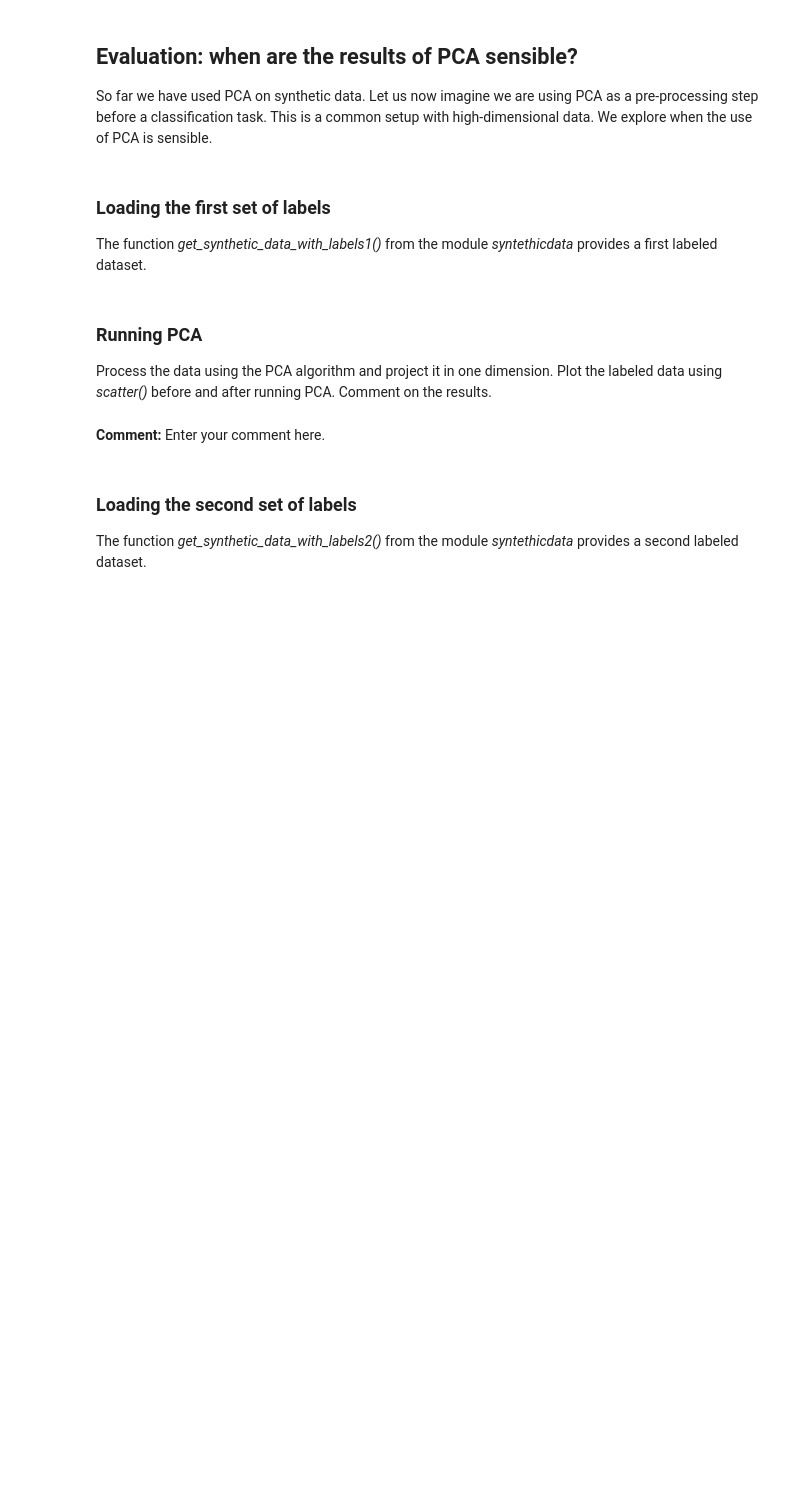
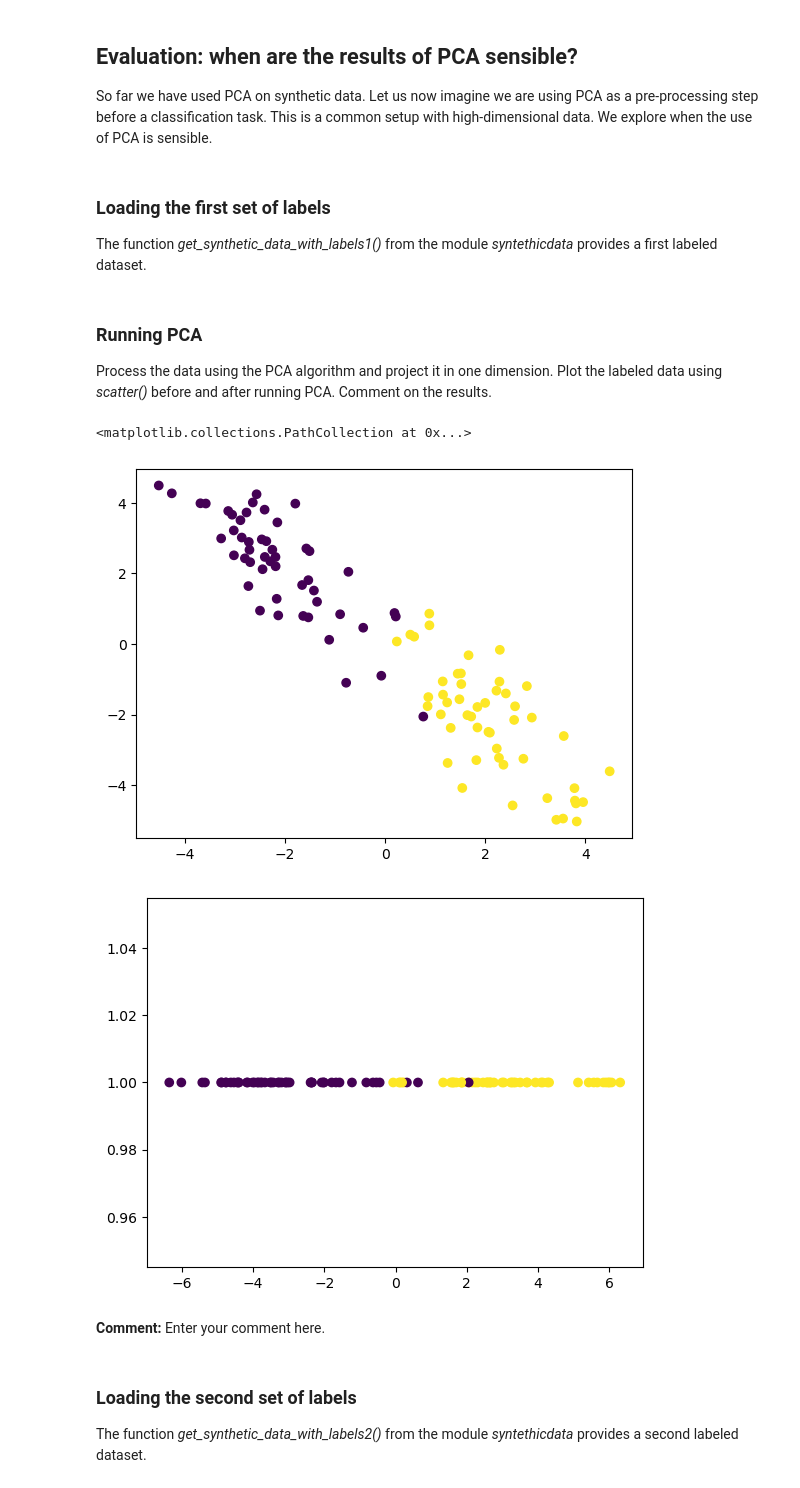
Before and after one commit to bendiksh96/in4050, a Jupyter notebook: IN3050_assignment_3.ipynb, the cells around one changed output. Drawn from its saved outputs; the diff is of its cells as text; code cells hidden in the pictures; blank space fills up the shorter version.

```diff
--- a/IN3050_assignment_3.ipynb
+++ b/IN3050_assignment_3.ipynb
@@ -310,11 +284,15 @@ X,y = syntheticdata.get_synthetic_data_with_labels1()
 ### Running PCA
 Process the data using the PCA algorithm and project it in one dimension. Plot the labeled data using *scatter()* before and after running PCA. Comment on the results.
 # %%
-plt.scatter(None,None,c=y[:,0])
+plt.scatter(X[:,0],X[:,1],c=y[:,0])
 
 plt.figure()
-_,P = None
-plt.scatter(None,np.ones(P.shape[0]),c=y[:,0])
+_,P = pca(X,1)
+plt.scatter(P,np.ones(P.shape[0]),c=y[:,0])
+# %% [output]
+<matplotlib.collections.PathCollection at 0x...>
+[figure, added]
+[figure, added]
 # %% [markdown]
 **Comment:** Enter your comment here.
 # %% [markdown]
```
Also changed, not shown: parts of 25 cells of this notebook.
